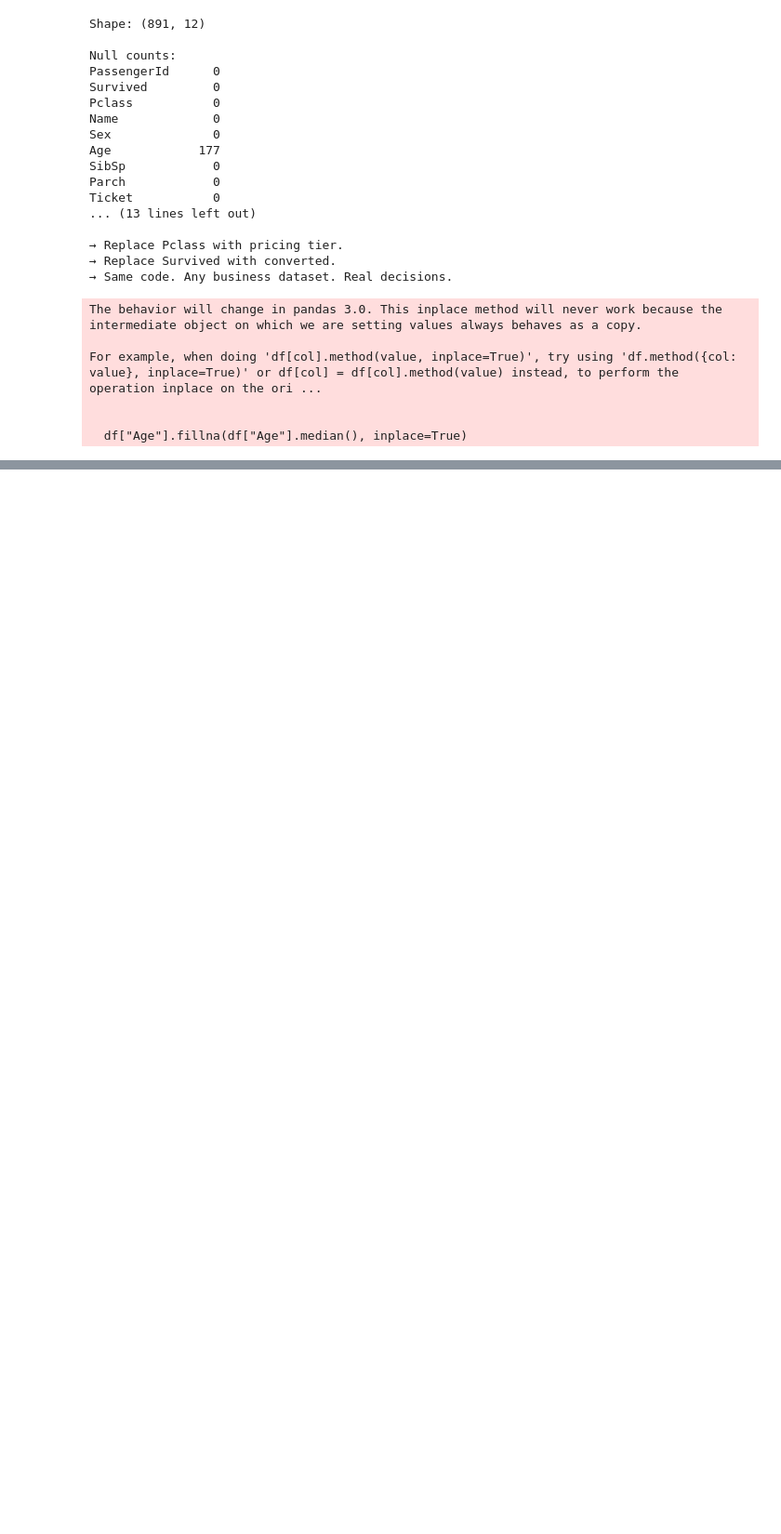
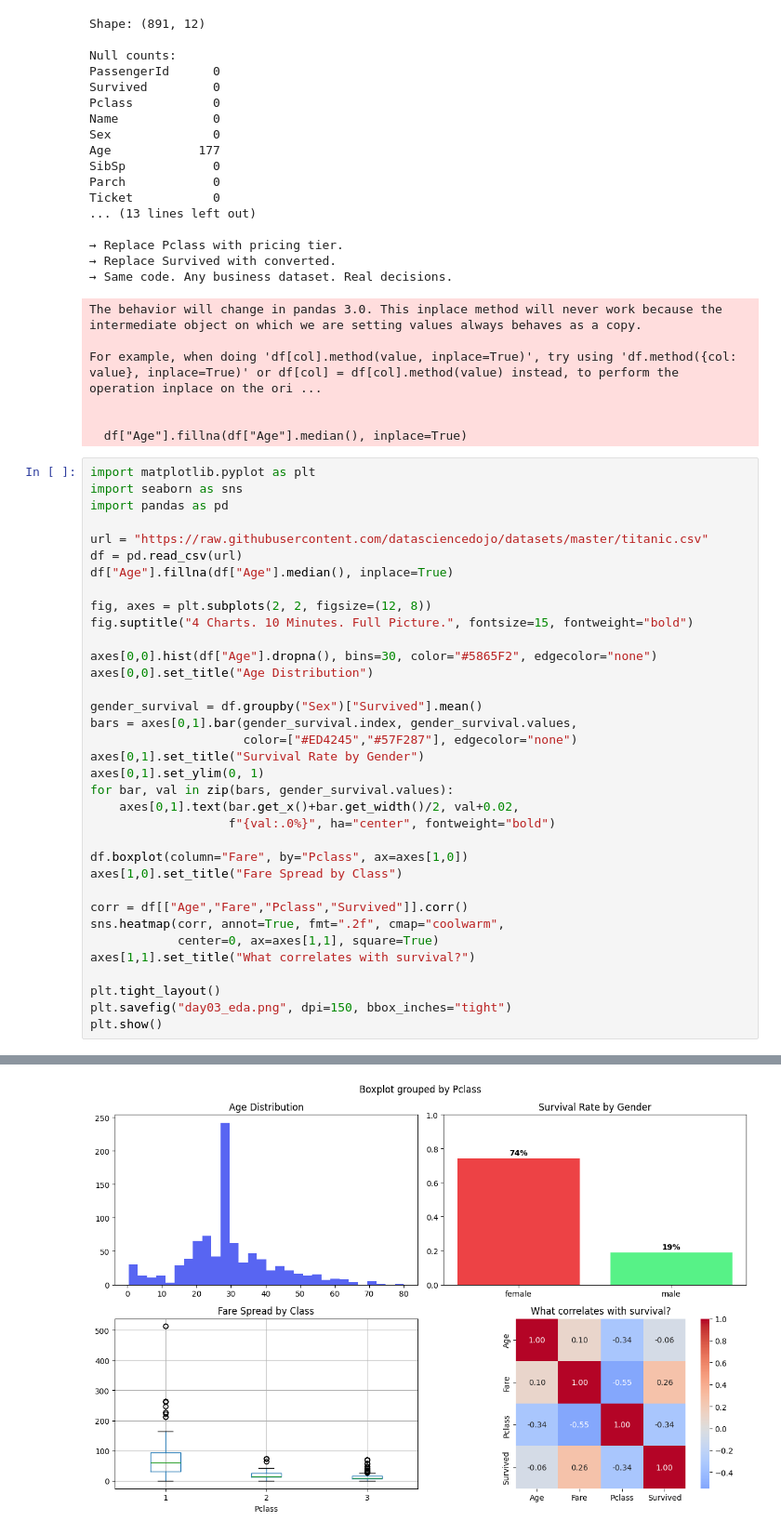
Before and after one commit to aryaraut13/100-days-of-aiml, a Jupyter notebook: 100daysofAIML.ipynb, the cells around one changed output, grey strips where cells are left out. Shown at 93% size. Cells and saved outputs as stored; diff of their text form; blank space fills up the shorter version.

```diff
--- a/100daysofAIML.ipynb
+++ b/100daysofAIML.ipynb
@@ -93,3 +93,39 @@ For example, when doing 'df[col].method(value, inplace=True)', try using 'df.met
 
 
   df["Age"].fillna(df["Age"].median(), inplace=True)
+# %%
+import matplotlib.pyplot as plt
+import seaborn as sns
+import pandas as pd
+
+url = "https://raw.githubusercontent.com/datasciencedojo/datasets/master/titanic.csv"
+df = pd.read_csv(url)
+df["Age"].fillna(df["Age"].median(), inplace=True)
+
+fig, axes = plt.subplots(2, 2, figsize=(12, 8))
+fig.suptitle("4 Charts. 10 Minutes. Full Picture.", fontsize=15, fontweight="bold")
+
+axes[0,0].hist(df["Age"].dropna(), bins=30, color="#5865F2", edgecolor="none")
+axes[0,0].set_title("Age Distribution")
+
+gender_survival = df.groupby("Sex")["Survived"].mean()
+bars = axes[0,1].bar(gender_survival.index, gender_survival.values,
+                     color=["#ED4245","#57F287"], edgecolor="none")
+axes[0,1].set_title("Survival Rate by Gender")
+axes[0,1].set_ylim(0, 1)
+for bar, val in zip(bars, gender_survival.values):
+    axes[0,1].text(bar.get_x()+bar.get_width()/2, val+0.02,
+                   f"{val:.0%}", ha="center", fontweight="bold")
+
+df.boxplot(column="Fare", by="Pclass", ax=axes[1,0])
+axes[1,0].set_title("Fare Spread by Class")
+
+corr = df[["Age","Fare","Pclass","Survived"]].corr()
+sns.heatmap(corr, annot=True, fmt=".2f", cmap="coolwarm",
+            center=0, ax=axes[1,1], square=True)
+axes[1,1].set_title("What correlates with survival?")
+
+plt.tight_layout()
+plt.savefig("day03_eda.png", dpi=150, bbox_inches="tight")
+plt.show()
+# %% [output]
@@ -95,0 +138 @@ For example, when doing 'df[col].method(value, inplace=True)', try using 'df.met
+[figure, added]
```
Also changed, not shown: parts of 1 cell of this notebook.
